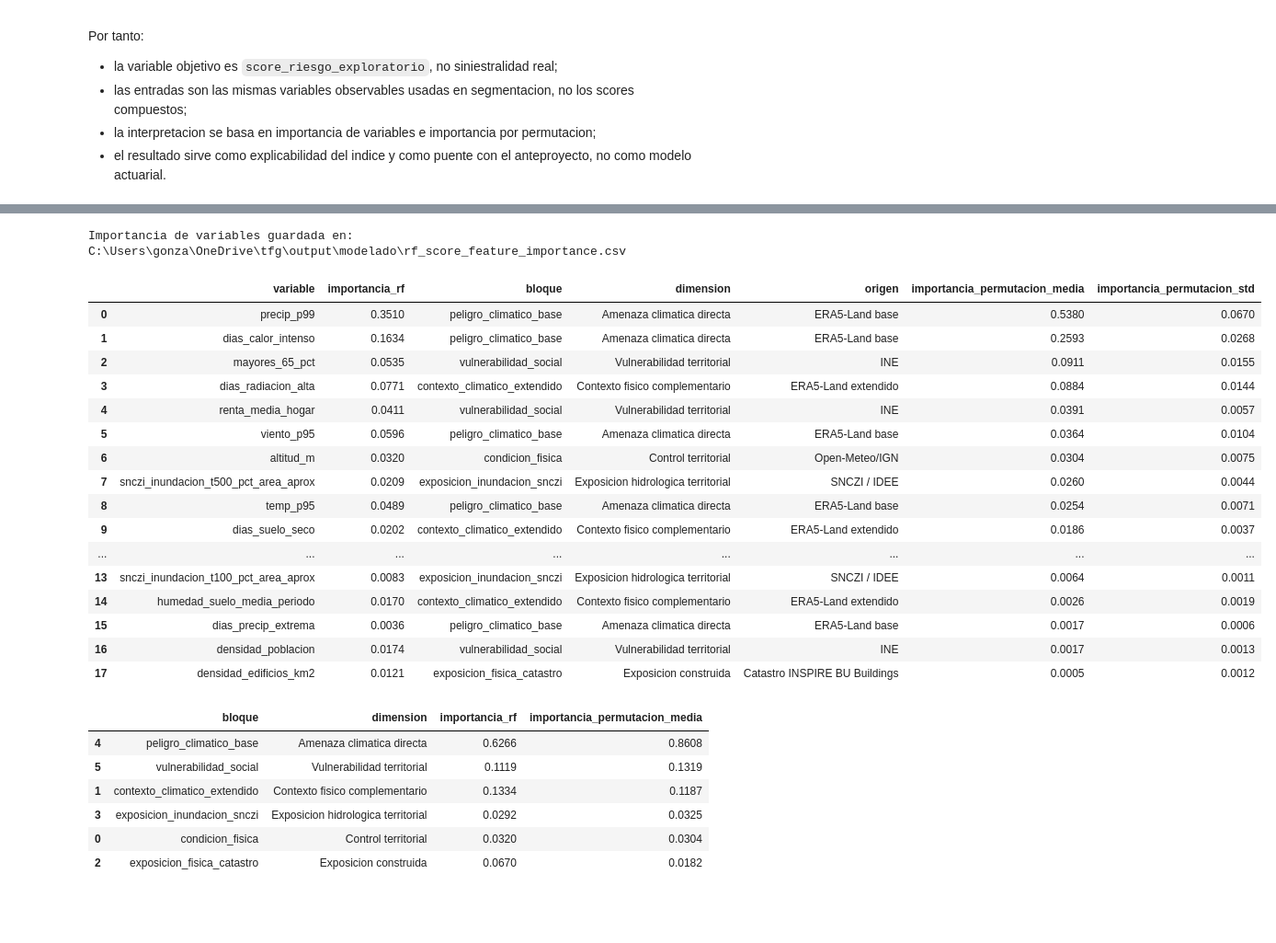
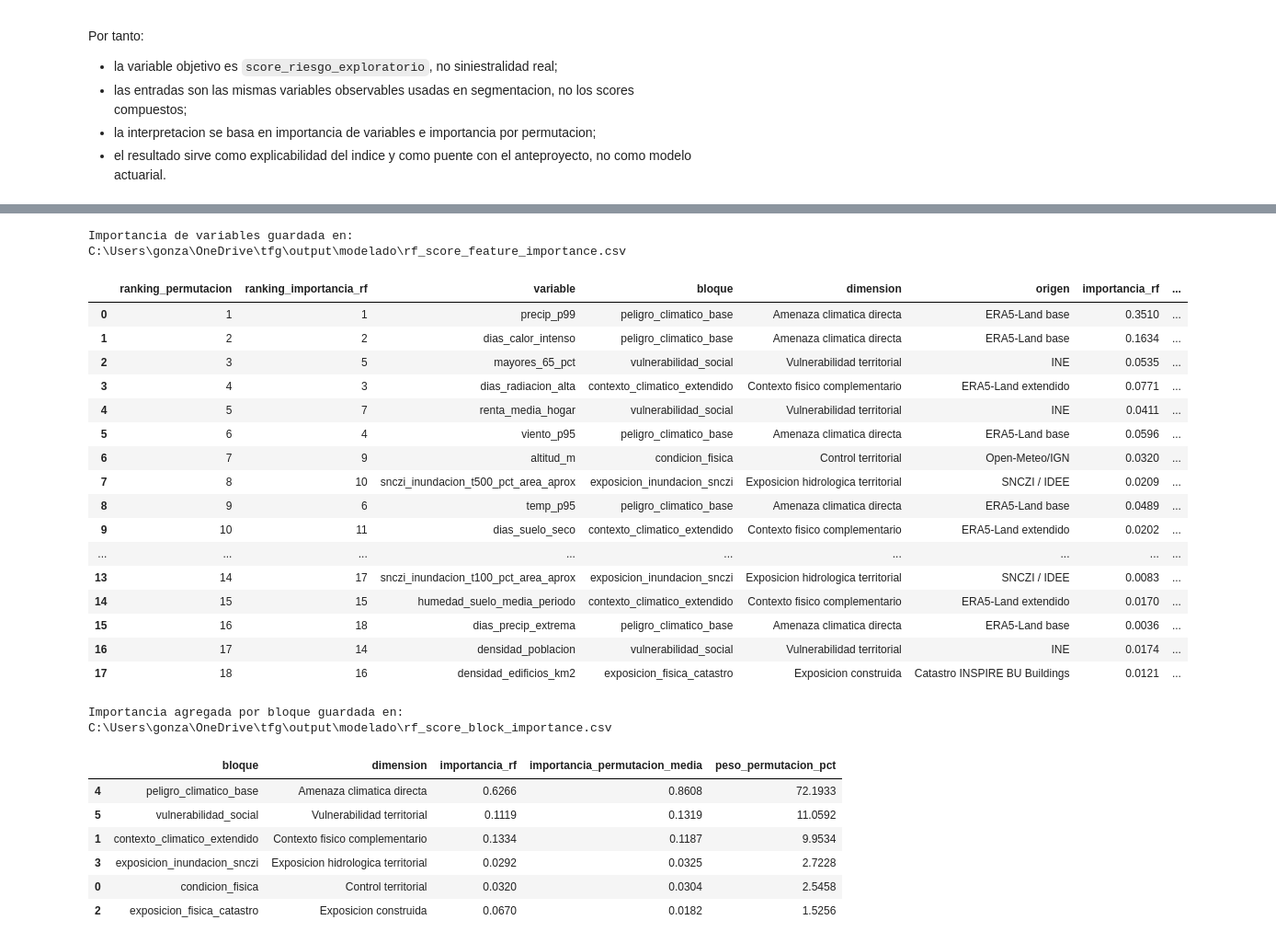
Before and after one commit to gonzalolarriba/modelo-geoespacial-riesgo-climatico, a Jupyter notebook: notebooks/notebook_4_modelado_segmentacion.ipynb, the cells around one changed output, grey strips where cells are left out. Shown at 92% size. Saved outputs shown, nothing was run; the diff lists cells and outputs as text; code cells hidden in the pictures; blank space fills up the shorter version.

Commit message:
feat(modelado-negocio): reforzar explicabilidad rf y dashboard

```diff
--- a/notebooks/notebook_4_modelado_segmentacion.ipynb
+++ b/notebooks/notebook_4_modelado_segmentacion.ipynb
@@ -1455,6 +1549,23 @@ rf_importance = (
     .sort_values("importancia_permutacion_media", ascending=False)
     .reset_index(drop=True)
 )
+rf_importance["ranking_permutacion"] = np.arange(1, len(rf_importance) + 1)
+rf_importance["ranking_importancia_rf"] = (
+    rf_importance["importancia_rf"].rank(ascending=False, method="dense").astype(int)
+)
+rf_importance = rf_importance[
+    [
+        "ranking_permutacion",
+        "ranking_importancia_rf",
+        "variable",
+        "bloque",
+        "dimension",
+        "origen",
+        "importancia_rf",
+        "importancia_permutacion_media",
+        "importancia_permutacion_std",
+    ]
+]
 
 rf_importance_file = MODEL_OUT / "rf_score_feature_importance.csv"
 rf_importance.to_csv(rf_importance_file, index=False)
@@ -1463,56 +1574,69 @@ print("Importancia de variables guardada en:", rf_importance_file)
 display(rf_importance.round(4))
 
 block_importance = (
     rf_importance.groupby(["bloque", "dimension"], as_index=False)
     .agg(
         importancia_rf=("importancia_rf", "sum"),
         importancia_permutacion_media=("importancia_permutacion_media", "sum"),
     )
     .sort_values("importancia_permutacion_media", ascending=False)
 )
 
+total_perm_importance = block_importance["importancia_permutacion_media"].sum()
+if total_perm_importance != 0:
+    block_importance["peso_permutacion_pct"] = (
+        block_importance["importancia_permutacion_media"] / total_perm_importance * 100
+    )
+else:
+    block_importance["peso_permutacion_pct"] = 0
+
+rf_score_block_importance_file = MODEL_OUT / "rf_score_block_importance.csv"
+block_importance.to_csv(rf_score_block_importance_file, index=False)
+
+print("Importancia agregada por bloque guardada en:", rf_score_block_importance_file)
 display(block_importance.round(4))
 
 plt.figure(figsize=(9, 6))
 top_importance = rf_importance.head(12).sort_values("importancia_permutacion_media")
 sns.barplot(
     data=top_importance,
     x="importancia_permutacion_media",
     y="variable",
     hue="bloque",
     dodge=False,
 )
 plt.title("Variables mas influyentes en el score exploratorio")
 plt.xlabel("Importancia por permutacion media")
 plt.ylabel("")
 plt.legend(title="Bloque", loc="lower right")
 plt.tight_layout()
 plt.show()
 # %% [output]
 Importancia de variables guardada en: C:\Users\gonza\OneDrive\tfg\output\modelado\rf_score_feature_importance.csv
-|  | variable | importancia_rf | bloque | dimension | origen | importancia_permutacion_media | importancia_permutacion_std |
-| 0 | precip_p99 | 0.3510 | peligro_climatico_base | Amenaza climatica directa | ERA5-Land base | 0.5380 | 0.0670 |
-| 1 | dias_calor_intenso | 0.1634 | peligro_climatico_base | Amenaza climatica directa | ERA5-Land base | 0.2593 | 0.0268 |
-| 2 | mayores_65_pct | 0.0535 | vulnerabilidad_social | Vulnerabilidad territorial | INE | 0.0911 | 0.0155 |
-| 3 | dias_radiacion_alta | 0.0771 | contexto_climatico_extendido | Contexto fisico complementario | ERA5-Land extendido | 0.0884 | 0.0144 |
-| 4 | renta_media_hogar | 0.0411 | vulnerabilidad_social | Vulnerabilidad territorial | INE | 0.0391 | 0.0057 |
-| 5 | viento_p95 | 0.0596 | peligro_climatico_base | Amenaza climatica directa | ERA5-Land base | 0.0364 | 0.0104 |
-| 6 | altitud_m | 0.0320 | condicion_fisica | Control territorial | Open-Meteo/IGN | 0.0304 | 0.0075 |
-| 7 | snczi_inundacion_t500_pct_area_aprox | 0.0209 | exposicion_inundacion_snczi | Exposicion hidrologica territorial | SNCZI / IDEE | 0.0260 | 0.0044 |
-| 8 | temp_p95 | 0.0489 | peligro_climatico_base | Amenaza climatica directa | ERA5-Land base | 0.0254 | 0.0071 |
-| 9 | dias_suelo_seco | 0.0202 | contexto_climatico_extendido | Contexto fisico complementario | ERA5-Land extendido | 0.0186 | 0.0037 |
-| ... | ... | ... | ... | ... | ... | ... | ... |
-| 13 | snczi_inundacion_t100_pct_area_aprox | 0.0083 | exposicion_inundacion_snczi | Exposicion hidrologica territorial | SNCZI / IDEE | 0.0064 | 0.0011 |
-| 14 | humedad_suelo_media_periodo | 0.0170 | contexto_climatico_extendido | Contexto fisico complementario | ERA5-Land extendido | 0.0026 | 0.0019 |
-| 15 | dias_precip_extrema | 0.0036 | peligro_climatico_base | Amenaza climatica directa | ERA5-Land base | 0.0017 | 0.0006 |
-| 16 | densidad_poblacion | 0.0174 | vulnerabilidad_social | Vulnerabilidad territorial | INE | 0.0017 | 0.0013 |
-| 17 | densidad_edificios_km2 | 0.0121 | exposicion_fisica_catastro | Exposicion construida | Catastro INSPIRE BU Buildings | 0.0005 | 0.0012 |
+|  | ranking_permutacion | ranking_importancia_rf | variable | bloque | dimension | origen | importancia_rf | ... |
+| 0 | 1 | 1 | precip_p99 | peligro_climatico_base | Amenaza climatica directa | ERA5-Land base | 0.3510 | ... |
+| 1 | 2 | 2 | dias_calor_intenso | peligro_climatico_base | Amenaza climatica directa | ERA5-Land base | 0.1634 | ... |
+| 2 | 3 | 5 | mayores_65_pct | vulnerabilidad_social | Vulnerabilidad territorial | INE | 0.0535 | ... |
+| 3 | 4 | 3 | dias_radiacion_alta | contexto_climatico_extendido | Contexto fisico complementario | ERA5-Land extendido | 0.0771 | ... |
+| 4 | 5 | 7 | renta_media_hogar | vulnerabilidad_social | Vulnerabilidad territorial | INE | 0.0411 | ... |
+| 5 | 6 | 4 | viento_p95 | peligro_climatico_base | Amenaza climatica directa | ERA5-Land base | 0.0596 | ... |
+| 6 | 7 | 9 | altitud_m | condicion_fisica | Control territorial | Open-Meteo/IGN | 0.0320 | ... |
+| 7 | 8 | 10 | snczi_inundacion_t500_pct_area_aprox | exposicion_inundacion_snczi | Exposicion hidrologica territorial | SNCZI / IDEE | 0.0209 | ... |
+| 8 | 9 | 6 | temp_p95 | peligro_climatico_base | Amenaza climatica directa | ERA5-Land base | 0.0489 | ... |
+| 9 | 10 | 11 | dias_suelo_seco | contexto_climatico_extendido | Contexto fisico complementario | ERA5-Land extendido | 0.0202 | ... |
+| ... | ... | ... | ... | ... | ... | ... | ... | ... |
+| 13 | 14 | 17 | snczi_inundacion_t100_pct_area_aprox | exposicion_inundacion_snczi | Exposicion hidrologica territorial | SNCZI / IDEE | 0.0083 | ... |
+| 14 | 15 | 15 | humedad_suelo_media_periodo | contexto_climatico_extendido | Contexto fisico complementario | ERA5-Land extendido | 0.0170 | ... |
+| 15 | 16 | 18 | dias_precip_extrema | peligro_climatico_base | Amenaza climatica directa | ERA5-Land base | 0.0036 | ... |
+| 16 | 17 | 14 | densidad_poblacion | vulnerabilidad_social | Vulnerabilidad territorial | INE | 0.0174 | ... |
+| 17 | 18 | 16 | densidad_edificios_km2 | exposicion_fisica_catastro | Exposicion construida | Catastro INSPIRE BU Buildings | 0.0121 | ... |
+Importancia agregada por bloque guardada en: C:\Users\gonza\OneDrive\tfg\output\modelado\rf_score_block_importance.csv
-|  | bloque | dimension | importancia_rf | importancia_permutacion_media |
-| 4 | peligro_climatico_base | Amenaza climatica directa | 0.6266 | 0.8608 |
-| 5 | vulnerabilidad_social | Vulnerabilidad territorial | 0.1119 | 0.1319 |
-| 1 | contexto_climatico_extendido | Contexto fisico complementario | 0.1334 | 0.1187 |
-| 3 | exposicion_inundacion_snczi | Exposicion hidrologica territorial | 0.0292 | 0.0325 |
-| 0 | condicion_fisica | Control territorial | 0.0320 | 0.0304 |
-| 2 | exposicion_fisica_catastro | Exposicion construida | 0.0670 | 0.0182 |
+|  | bloque | dimension | importancia_rf | importancia_permutacion_media | peso_permutacion_pct |
+| 4 | peligro_climatico_base | Amenaza climatica directa | 0.6266 | 0.8608 | 72.1933 |
+| 5 | vulnerabilidad_social | Vulnerabilidad territorial | 0.1119 | 0.1319 | 11.0592 |
+| 1 | contexto_climatico_extendido | Contexto fisico complementario | 0.1334 | 0.1187 | 9.9534 |
+| 3 | exposicion_inundacion_snczi | Exposicion hidrologica territorial | 0.0292 | 0.0325 | 2.7228 |
+| 0 | condicion_fisica | Control territorial | 0.0320 | 0.0304 | 2.5458 |
+| 2 | exposicion_fisica_catastro | Exposicion construida | 0.0670 | 0.0182 | 1.5256 |
 [figure]
 # %%
```
Also changed, not shown: parts of 6 cells of this notebook, 2 other files.
